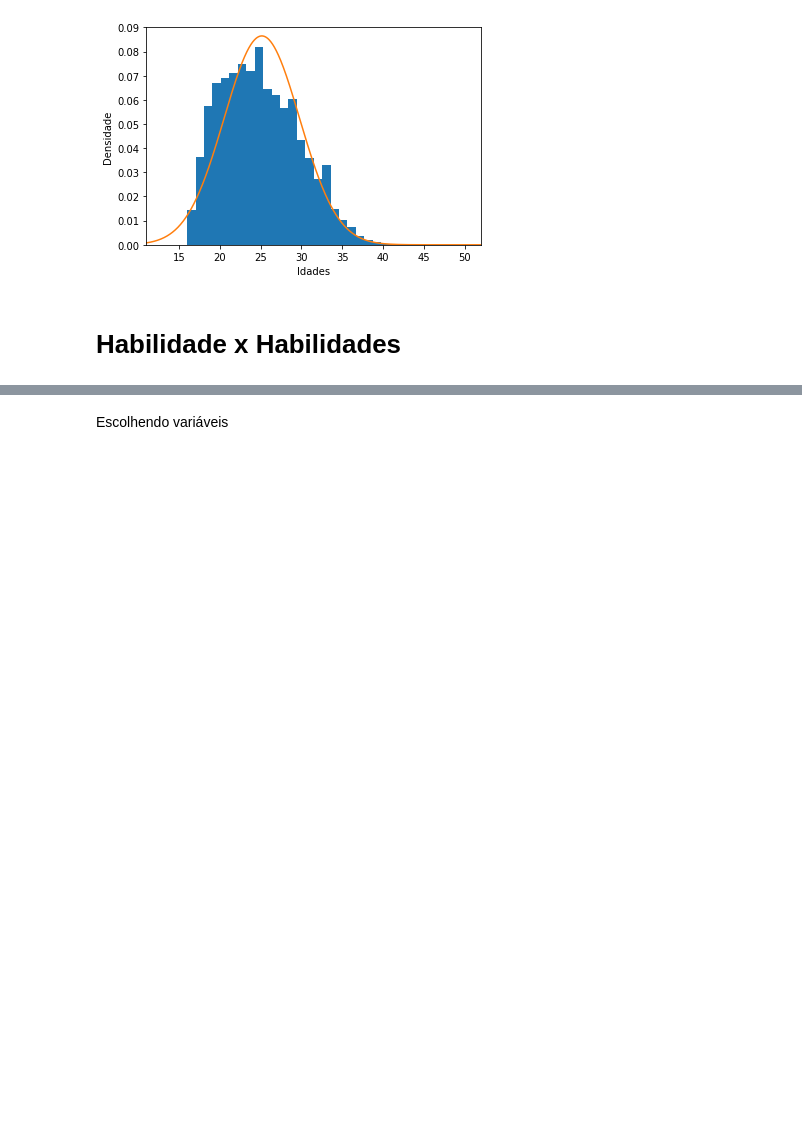
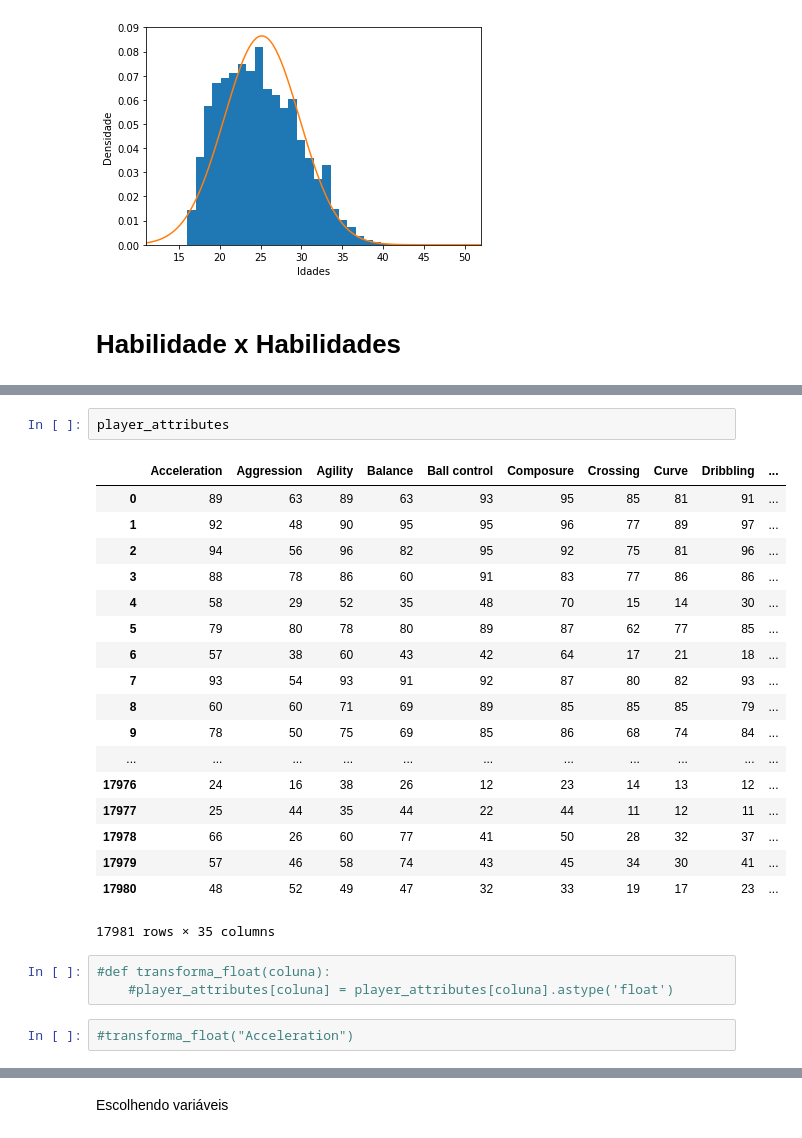
Before and after one commit to victorhabib/cdd-projeto-final, a Jupyter notebook: Projeto Final versao atualizada.ipynb, the cells around one changed output, grey strips where cells are left out. Drawn from its saved outputs; the diff is of its cells as text; blank space fills up the shorter version.

```diff
--- a/Projeto Final versao atualizada.ipynb
+++ b/Projeto Final versao atualizada.ipynb
@@ -185,3 +197,29 @@ player_attributes = pd.read_csv('PlayerAttributeData.csv')
+# %%
+player_attributes
+# %% [output]
+|  | Acceleration | Aggression | Agility | Balance | Ball control | Composure | Crossing | Curve | Dribbling | ... |
+| 0 | 89 | 63 | 89 | 63 | 93 | 95 | 85 | 81 | 91 | ... |
+| 1 | 92 | 48 | 90 | 95 | 95 | 96 | 77 | 89 | 97 | ... |
+| 2 | 94 | 56 | 96 | 82 | 95 | 92 | 75 | 81 | 96 | ... |
+| 3 | 88 | 78 | 86 | 60 | 91 | 83 | 77 | 86 | 86 | ... |
+| 4 | 58 | 29 | 52 | 35 | 48 | 70 | 15 | 14 | 30 | ... |
+| 5 | 79 | 80 | 78 | 80 | 89 | 87 | 62 | 77 | 85 | ... |
+| 6 | 57 | 38 | 60 | 43 | 42 | 64 | 17 | 21 | 18 | ... |
+| 7 | 93 | 54 | 93 | 91 | 92 | 87 | 80 | 82 | 93 | ... |
+| 8 | 60 | 60 | 71 | 69 | 89 | 85 | 85 | 85 | 79 | ... |
+| 9 | 78 | 50 | 75 | 69 | 85 | 86 | 68 | 74 | 84 | ... |
+| ... | ... | ... | ... | ... | ... | ... | ... | ... | ... | ... |
+| 17976 | 24 | 16 | 38 | 26 | 12 | 23 | 14 | 13 | 12 | ... |
+| 17977 | 25 | 44 | 35 | 44 | 22 | 44 | 11 | 12 | 11 | ... |
+| 17978 | 66 | 26 | 60 | 77 | 41 | 50 | 28 | 32 | 37 | ... |
+| 17979 | 57 | 46 | 58 | 74 | 43 | 45 | 34 | 30 | 41 | ... |
+| 17980 | 48 | 52 | 49 | 47 | 32 | 33 | 19 | 17 | 23 | ... |
+17981 rows × 35 columns
+# %%
+#def transforma_float(coluna):
+    #player_attributes[coluna] = player_attributes[coluna].astype('float')
+# %%
+#transforma_float("Acceleration")
 # %%
 player_attributes.head(10)
 # %% [output]
```
Also changed, not shown: parts of 45 cells of this notebook.
